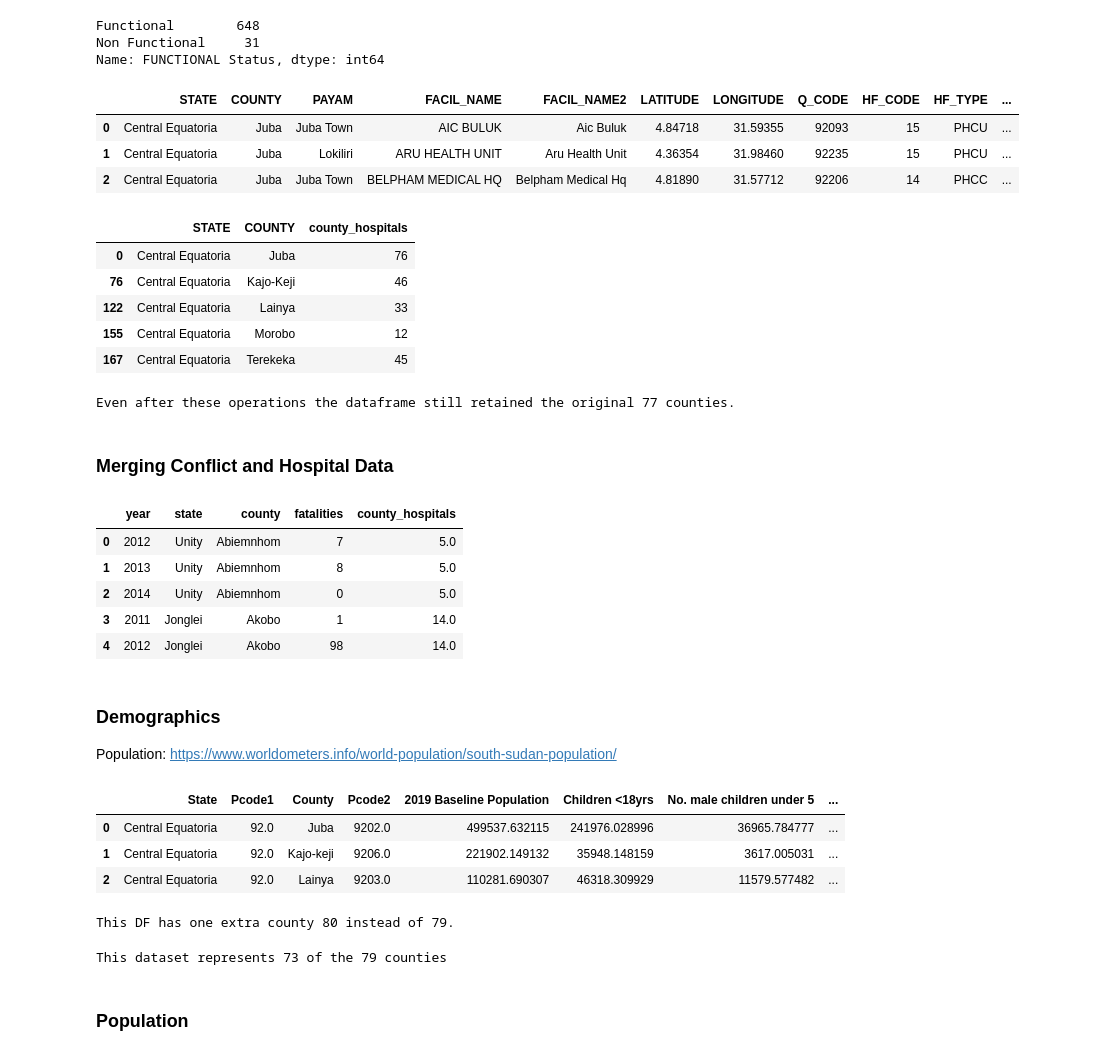
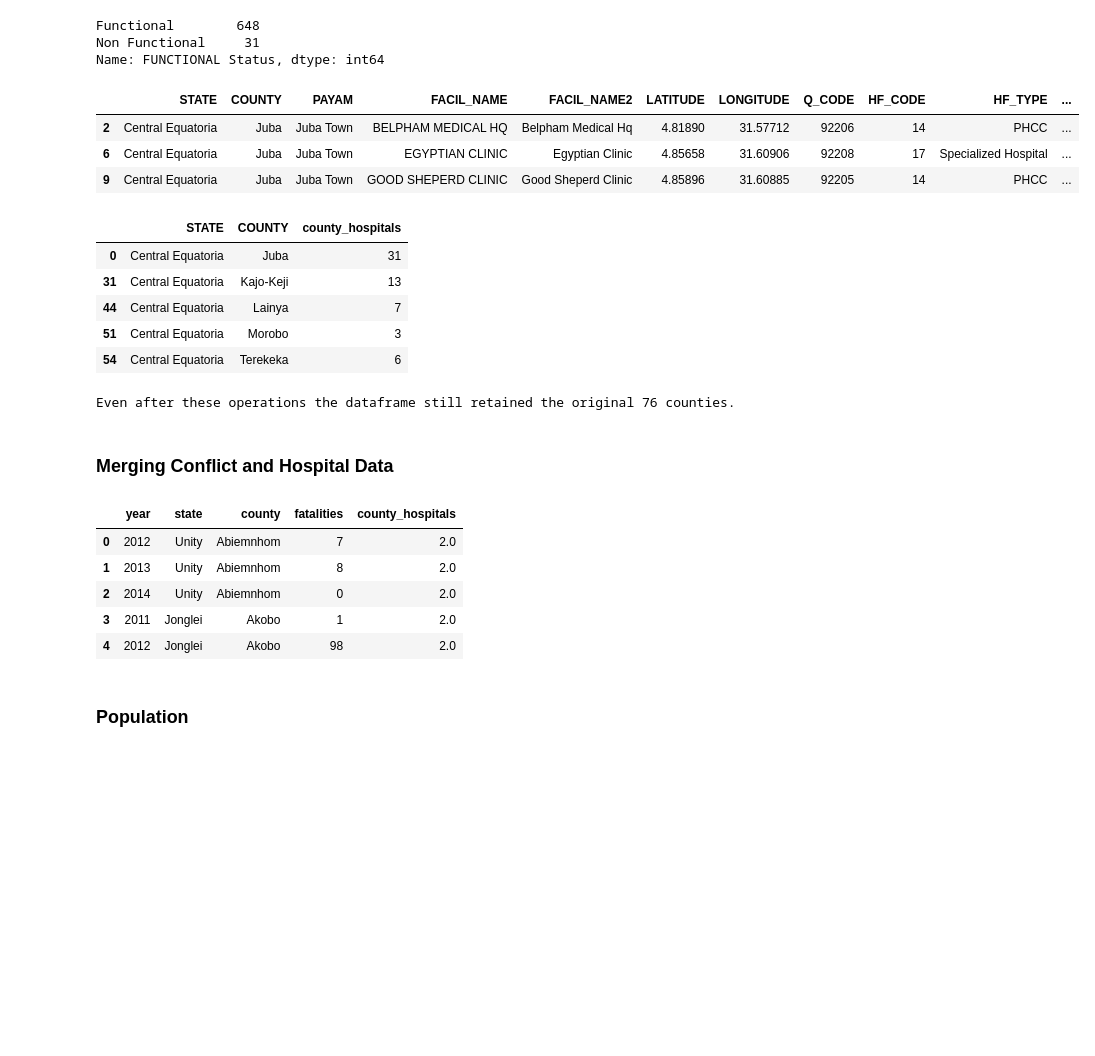
Before and after one commit to DerekLW6/South-Sudan-Conflict-Migration-Project, a Jupyter notebook: 10_code/merging_cleaning.ipynb, the cells around one changed output. Saved outputs shown, nothing was run; the diff lists cells and outputs as text; code cells hidden in the pictures; blank space fills up the shorter version.

Commit message:
more secondary data and fixed pop

```diff
--- a/10_code/merging_cleaning.ipynb
+++ b/10_code/merging_cleaning.ipynb
@@ -103,23 +103,26 @@ Name: FUNCTIONAL Status, dtype: int64
 # %%
 # Removing Non Functional Hospitals
 hospitals_filtered = hospitals.loc[~(hospitals['FUNCTIONAL Status'] == 'Non Functional')]
+
+# Removing non Primary Health Car Units
+hospitals_filtered = hospitals_filtered.loc[~(hospitals_filtered['HF_TYPE'] == 'PHCU')]
 
 # To Avoid Copy/View Warning.
 hospitals_filtered = hospitals_filtered.copy()
 
 # Replacing all of the NaNs with Functional
 hospitals_filtered['FUNCTIONAL Status'] = hospitals_filtered['FUNCTIONAL Status'].fillna(value='Functional')
 
 # Dropping ID and source
 del hospitals_filtered['ID']
 del hospitals_filtered['Source']
 
 hospitals_filtered.head(3)
 # %% [output]
 |  | STATE | COUNTY | PAYAM | FACIL_NAME | FACIL_NAME2 | LATITUDE | LONGITUDE | Q_CODE | HF_CODE | HF_TYPE | ... |
-| 0 | Central Equatoria | Juba | Juba Town | AIC BULUK | Aic Buluk | 4.84718 | 31.59355 | 92093 | 15 | PHCU | ... |
-| 1 | Central Equatoria | Juba | Lokiliri | ARU HEALTH UNIT | Aru Health Unit | 4.36354 | 31.98460 | 92235 | 15 | PHCU | ... |
 | 2 | Central Equatoria | Juba | Juba Town | BELPHAM MEDICAL HQ | Belpham Medical Hq | 4.81890 | 31.57712 | 92206 | 14 | PHCC | ... |
+| 6 | Central Equatoria | Juba | Juba Town | EGYPTIAN CLINIC | Egyptian Clinic | 4.85658 | 31.60906 | 92208 | 17 | Specialized Hospital | ... |
+| 9 | Central Equatoria | Juba | Juba Town | GOOD SHEPERD CLINIC | Good Sheperd Clinic | 4.85896 | 31.60885 | 92205 | 14 | PHCC | ... |
 # %%
 # Slicing the hospital
 hospitals_filtered = hospitals_filtered[['STATE', 'COUNTY', 'FACIL_NAME2', 'HF_CODE', 'HF_TYPE']]
@@ -138,15 +141,15 @@ hospitals_county_level = hospitals_county_level[['STATE', 'COUNTY','county_hospi
 hospitals_county_level.head()
 # %% [output]
 |  | STATE | COUNTY | county_hospitals |
-| 0 | Central Equatoria | Juba | 76 |
-| 76 | Central Equatoria | Kajo-Keji | 46 |
-| 122 | Central Equatoria | Lainya | 33 |
-| 155 | Central Equatoria | Morobo | 12 |
-| 167 | Central Equatoria | Terekeka | 45 |
+| 0 | Central Equatoria | Juba | 31 |
+| 31 | Central Equatoria | Kajo-Keji | 13 |
+| 44 | Central Equatoria | Lainya | 7 |
+| 51 | Central Equatoria | Morobo | 3 |
+| 54 | Central Equatoria | Terekeka | 6 |
 # %%
 print("Even after these operations the dataframe still retained the original {} counties.".format(len(hospitals_county_level['COUNTY'].unique())))
 # %% [output]
-Even after these operations the dataframe still retained the original 77 counties.
+Even after these operations the dataframe still retained the original 76 counties.
 # %% [markdown]
 ### Merging Conflict and Hospital Data
 # %%
@@ -163,34 +166,11 @@ hos_conf_merged = hos_conf_merged[['year', 'state', 'county','fatalities', 'coun
 hos_conf_merged.head()
 # %% [output]
 |  | year | state | county | fatalities | county_hospitals |
-| 0 | 2012 | Unity | Abiemnhom | 7 | 5.0 |
-| 1 | 2013 | Unity | Abiemnhom | 8 | 5.0 |
-| 2 | 2014 | Unity | Abiemnhom | 0 | 5.0 |
-| 3 | 2011 | Jonglei | Akobo | 1 | 14.0 |
-| 4 | 2012 | Jonglei | Akobo | 98 | 14.0 |
+| 0 | 2012 | Unity | Abiemnhom | 7 | 2.0 |
+| 1 | 2013 | Unity | Abiemnhom | 8 | 2.0 |
+| 2 | 2014 | Unity | Abiemnhom | 0 | 2.0 |
+| 3 | 2011 | Jonglei | Akobo | 1 | 2.0 |
+| 4 | 2012 | Jonglei | Akobo | 98 | 2.0 |
-# %% [markdown]
-### Demographics
-Population: </br>
-https://www.worldometers.info/world-population/south-sudan-population/
-# %%
-# Reading in Data
-demographics = pd.read_excel('../00_source/demographics_2020.xlsx')
-
-# Printing the head
-demographics.head(3)
-# %% [output]
-|  | State | Pcode1 | County | Pcode2 | 2019 Baseline Population | Children <18yrs | No. male children under 5 | ... |
-| 0 | Central Equatoria | 92.0 | Juba | 9202.0 | 499537.632115 | 241976.028996 | 36965.784777 | ... |
-| 1 | Central Equatoria | 92.0 | Kajo-keji | 9206.0 | 221902.149132 | 35948.148159 | 3617.005031 | ... |
-| 2 | Central Equatoria | 92.0 | Lainya | 9203.0 | 110281.690307 | 46318.309929 | 11579.577482 | ... |
-# %%
-print("This DF has one extra county {} instead of 79.".format(len(demographics['County'].unique())))
-# %% [output]
-This DF has one extra county 80 instead of 79.
-# %%
-print("This dataset represents {} of the 79 counties".format(len(migration_sliced['County'].unique())))
-# %% [output]
-This dataset represents 73 of the 79 counties
 # %% [markdown]
 ### Population
 # %%
```
Also changed, not shown: parts of 7 cells of this notebook, 5 other files.
